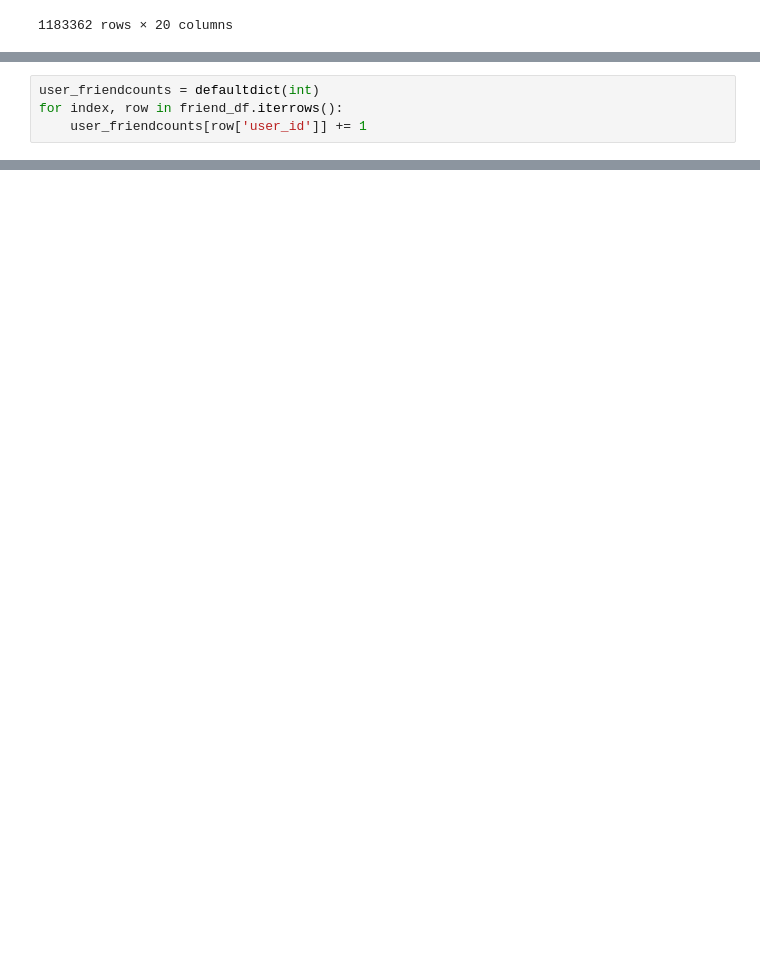
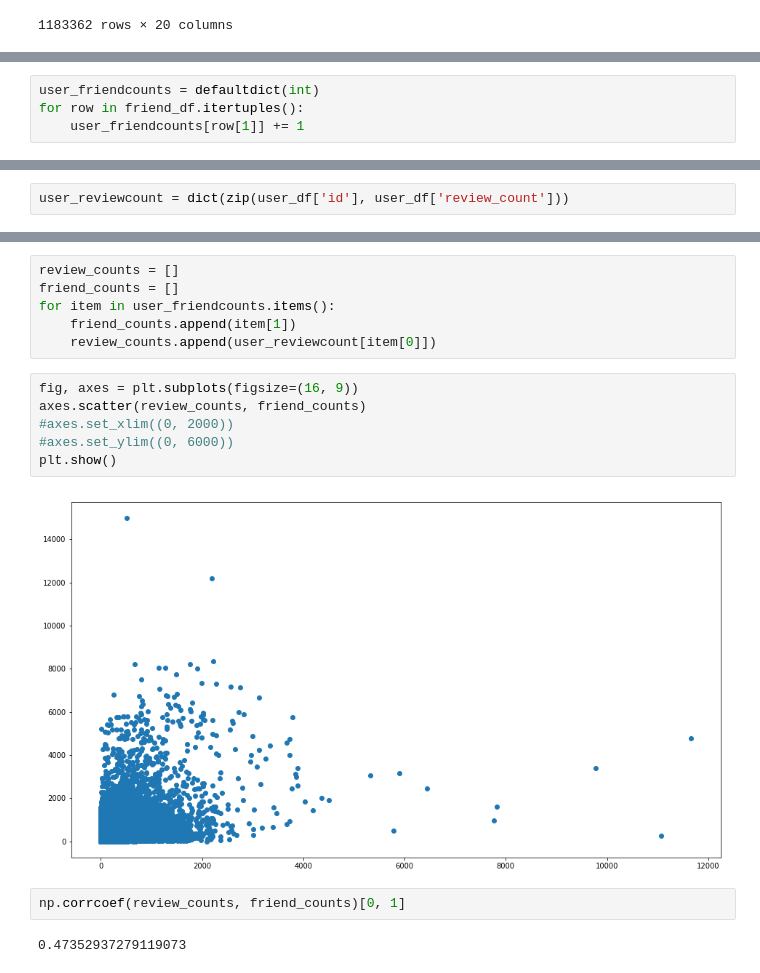
Before and after one commit to gravelcycles/yelp-dataset-challenge, a Jupyter notebook: Nathan's EDA.ipynb, the cells around one changed output, grey strips where cells are left out. Cells and saved outputs as stored; diff of their text form; blank space fills up the shorter version.

Commit message:
Finished most of the EDA. Explored relevance of users, reviews, and the relationship between user review count and user friend count

```diff
--- a/Nathan's EDA.ipynb
+++ b/Nathan's EDA.ipynb
@@ -296,4 +302,4 @@ display(user_df)
 # %%
 user_friendcounts = defaultdict(int)
-for index, row in friend_df.iterrows():
-    user_friendcounts[row['user_id']] += 1
+for row in friend_df.itertuples():
+    user_friendcounts[row[1]] += 1
@@ -306,0 +326,2 @@ for index, row in user_df.iterrows():
+# %%
+user_reviewcount = dict(zip(user_df['id'], user_df['review_count']))
@@ -306,0 +348,18 @@ for index, row in user_df.iterrows():
+# %%
+review_counts = []
+friend_counts = []
+for item in user_friendcounts.items():
+    friend_counts.append(item[1])
+    review_counts.append(user_reviewcount[item[0]])
+# %%
+fig, axes = plt.subplots(figsize=(16, 9))
+axes.scatter(review_counts, friend_counts)
+#axes.set_xlim((0, 2000))
+#axes.set_ylim((0, 6000))
+plt.show()
+# %% [output]
+[figure, added]
+# %%
+np.corrcoef(review_counts, friend_counts)[0, 1]
+# %% [output]
+0.47352937279119073
```
Also changed, not shown: parts of 6 cells of this notebook.
